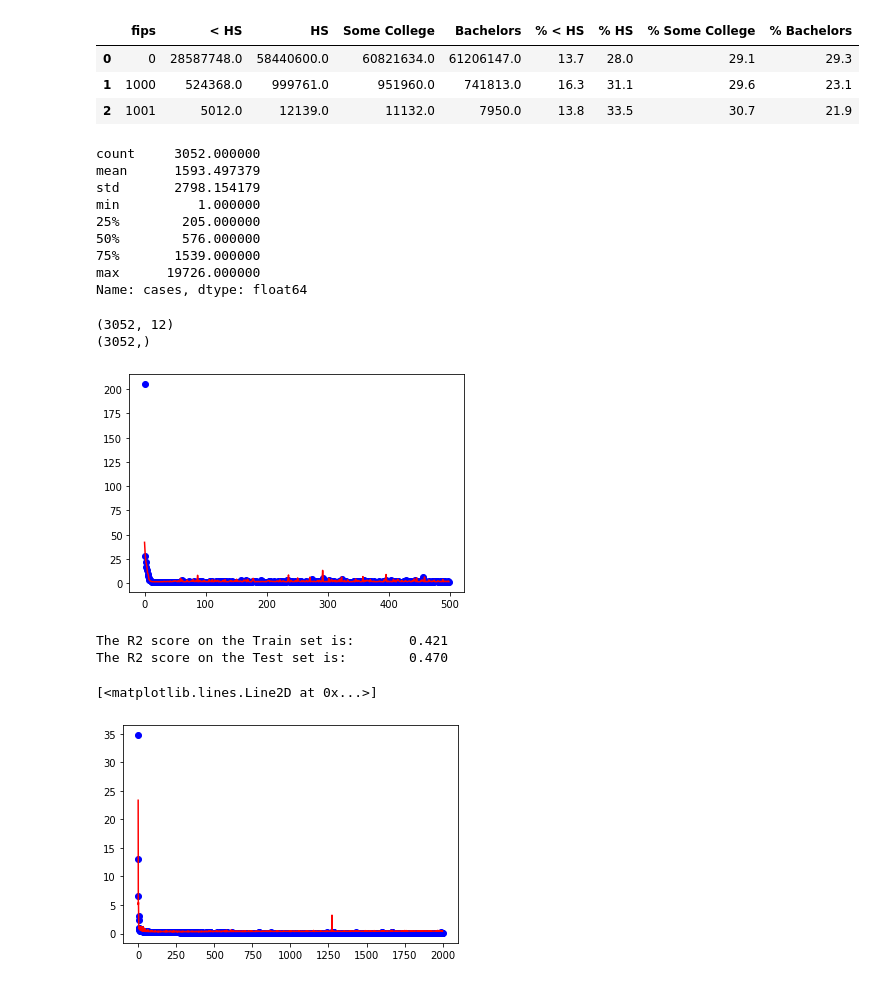
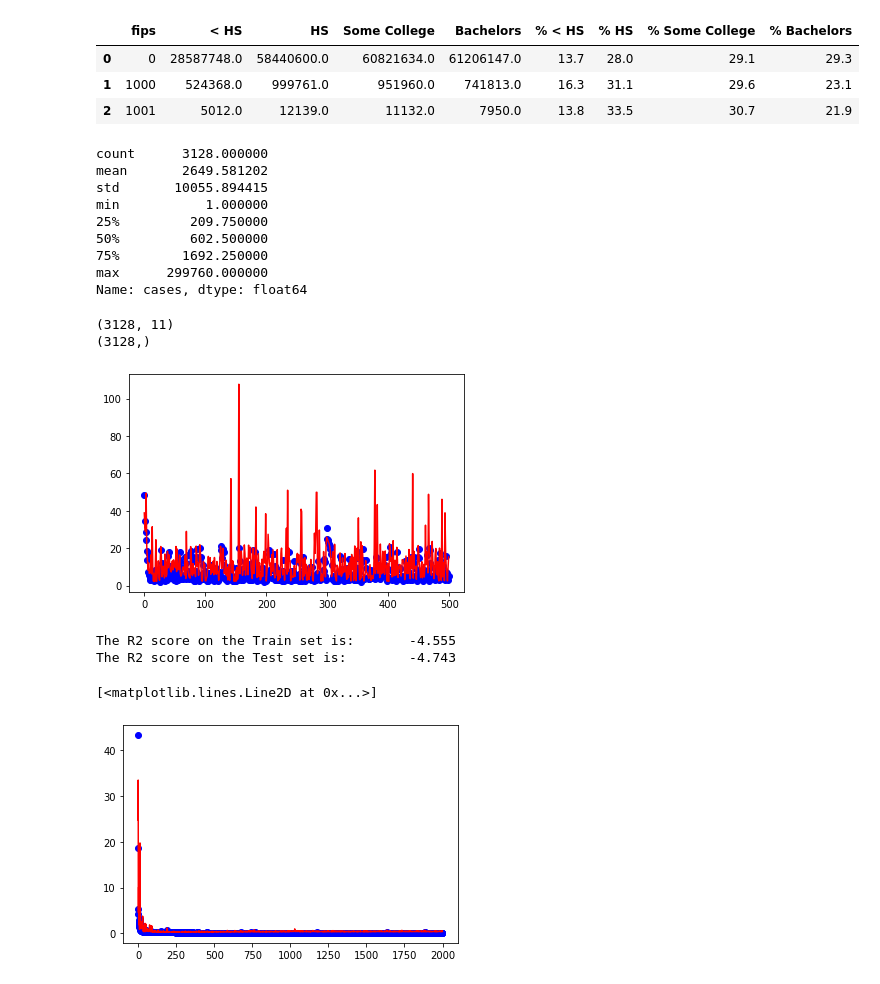
Before and after one commit to CS254-ML-FinalProject/Final-Project, a Jupyter notebook: CNN.ipynb, the cells around one changed output. Saved outputs shown, nothing was run; the diff lists cells and outputs as text; code cells hidden in the pictures.

Commit message:
Finiliazed NN model

```diff
--- a/CNN.ipynb
+++ b/CNN.ipynb
@@ -94,7 +94,7 @@ normal_df.columns = column_titles
 normal_df['fips'] = df['fips']
 normal_df = normal_df.merge(county_cases, how="left", on="fips")
 column_titles = ['fips','cases','deaths','POPESTIMATE2019', 'NEVER',
-                 'RARELY', 'SOMETIMES', 'FREQUENTLY', 'ALWAYS', 'AREA',
+                 'RARELY', 'SOMETIMES', 'FREQUENTLY', 'ALWAYS',
                  '% < HS', '% HS', '% Some College', '% Bachelors']
                  #'< HS', 'HS', 'Some College','Bachelors']
 
@@ -110,34 +110,34 @@ normal_df = normal_df.reindex(columns=column_titles)
 # df['cases'] = np.log(df['cases'])
 df['cases'].describe()
 
-index = df[(df['cases'] >= 20000)|(df['cases'] <= 0)].index
-df.drop(index, inplace=True)
-normal_df.drop(index, inplace=True)
-df['cases'].describe()
+# index = df[(df['cases'] >= 20000)|(df['cases'] <= 0)].index
+# df.drop(index, inplace=True)
+# normal_df.drop(index, inplace=True)
+# df['cases'].describe()
 # %% [output]
-count     3052.000000
-mean      1593.497379
-std       2798.154179
-min          1.000000
-25%        205.000000
-50%        576.000000
-75%       1539.000000
-max      19726.000000
+count      3128.000000
+mean       2649.581202
+std       10055.894415
+min           1.000000
+25%         209.750000
+50%         602.500000
+75%        1692.250000
+max      299760.000000
 Name: cases, dtype: float64
 # %%
 # Split Data
 normal_svm_df = normal_df.drop(['cases','fips'], axis=1)
 cols = df.shape[1]
 
-X = np.array(normal_svm_df) # iloc slicing function
-y = np.array(df['cases'])
+X = normal_svm_df # iloc slicing function
+y = df['cases']
 # %%
 #X = X.reshape(X.shape[0], X.shape[1], 1)
 print(X.shape)
 print(y.shape)
 # %% [output]
-(3052, 12)
-(3052,)
+(3128, 11)
+(3128,)
 # %%
 xtrain, xtest, ytrain, ytest=train_test_split(X, y, test_size=0.2,  random_state=0)
 
@@ -151,27 +146,27 @@ ytest = np.log(ytest)
 # %%
 # Runs and plots the performance of a model with the same parameters from before (and a learning rate of 10000),
 # but now with an activation function (Relu)
 
 #Defines linear regression model and its structure
 model = Sequential()
-model.add(Dense(1, input_shape=(12,), activation='relu'))
+model.add(Dense(1, input_shape=(11,), activation='relu'))
 
 #Compiles model
 model.compile(Adam(lr=.01), 'mean_squared_error')
 
 #Fits model
 history = model.fit(xtrain, ytrain, epochs = 500, validation_split = 0.1,verbose = 0)
 history_dict=history.history
 
 #Plots model's training cost/loss and model's validation split cost/loss
 loss_values = history_dict['loss']
 val_loss_values=history_dict['val_loss']
 plt.figure()
 plt.plot(loss_values,'bo',label='training loss')
 plt.plot(val_loss_values,'r',label='val training loss')
 plt.show()
 # %% [output]
-[figure, old version]
+[figure, new version]
 # %%
 # Runs model (the one with the activation function, although this doesn't really matter as they perform the same)
 # with its current weights on the training and testing data
@@ -182,12 +177,12 @@ ytest_pred = model.predict(xtest)
 print("The R2 score on the Train set is:\t{:0.3f}".format(r2_score(ytrain, ytrain_pred)))
 print("The R2 score on the Test set is:\t{:0.3f}".format(r2_score(ytest, ytest_pred)))
 # %% [output]
-The R2 score on the Train set is:       0.421
-The R2 score on the Test set is:        0.470
+The R2 score on the Train set is:       -4.555
+The R2 score on the Test set is:        -4.743
 # %%
 # Defines "deep" model and its structure w/out early stopping
 model = Sequential()
-model.add(Dense(13, input_shape=(12,), activation='relu'))
+model.add(Dense(13, input_shape=(11,), activation='relu'))
 model.add(Dense(13, activation='relu'))
 model.add(Dense(13, activation='relu'))
 model.add(Dense(13, activation='relu'))
@@ -199,14 +194,14 @@ model.compile(Adam(lr=0.003), 'mean_squared_error')
 history = model.fit(xtrain, ytrain, epochs = 2000, validation_split = 0.2, verbose = 0)
 
 # Plots 'history'
-history_dict=history.history
-loss_values = history_dict['loss']
-val_loss_values=history_dict['val_loss']
-plt.plot(loss_values,'bo',label='training loss')
-plt.plot(val_loss_values,'r',label='training loss val')
+# history_dict=history.history
+# loss_values = history_dict['loss']
+# val_loss_values=history_dict['val_loss']
+# plt.plot(loss_values,'bo',label='training loss')
+# plt.plot(val_loss_values,'r',label='training loss val')
 # %% [output]
 [<matplotlib.lines.Line2D at 0x...>]
-[figure, old version]
+[figure, new version]
 # %%
 # Defines "deep" model and its structure w/ early stopping
 
```
Also changed, not shown: parts of 6 cells of this notebook.
